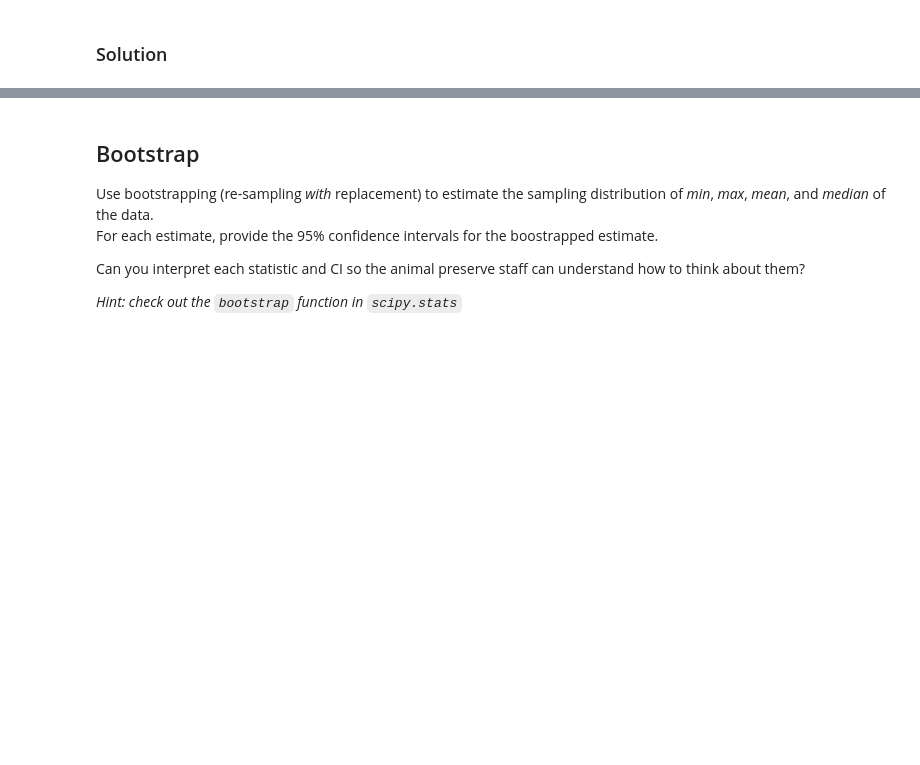
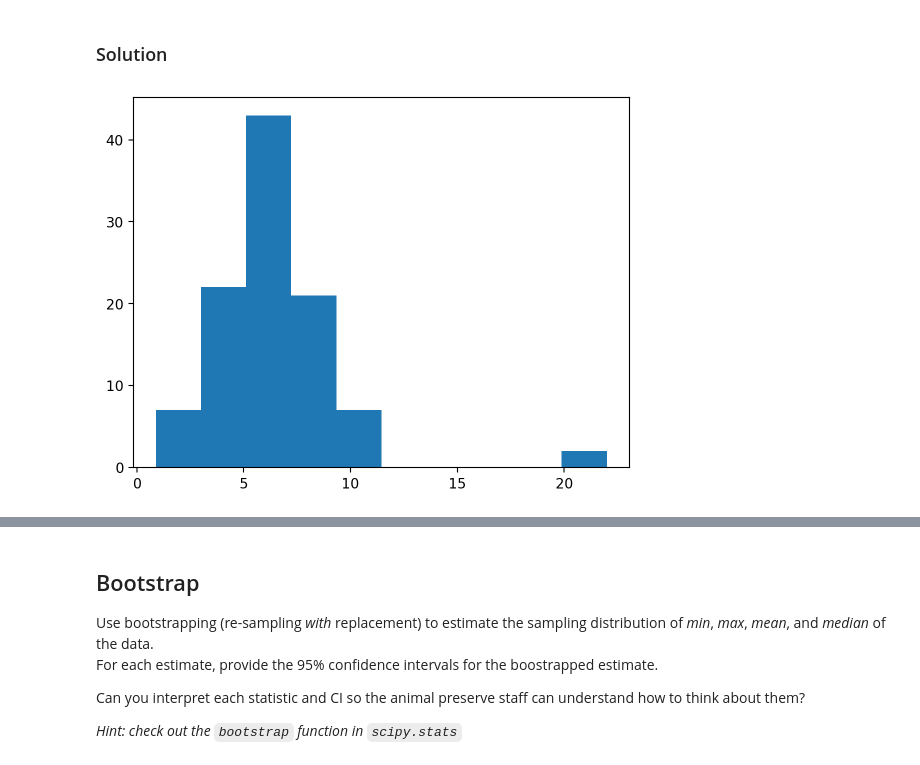
Before and after one commit to psyc201b/PSYC-201B, a Jupyter notebook: lectures/wk2/05_simulation.ipynb, the cells around one changed output, grey strips where cells are left out. Cells and saved outputs as stored; diff of their text form; code cells hidden in the pictures; blank space fills up the shorter version.

```diff
--- a/lectures/wk2/05_simulation.ipynb
+++ b/lectures/wk2/05_simulation.ipynb
@@ -621,11 +589,13 @@ panda_food = np.load('panda_food.npy')
 # %%
 import numpy as np
 import matplotlib.pyplot as plt
 np.random.seed(0)
 
-pandas_food = np.load('pandas_food.npy')
+pandas_food = np.load('panda_food.npy')
 
 plt.hist(pandas_food);
+# %% [output]
+[figure, added]
 # %%
 norm_means = [
     np.mean(np.random.normal(loc=pandas_food.mean(), size=pandas_food.size))
```
Also changed, not shown: parts of 28 cells of this notebook.
